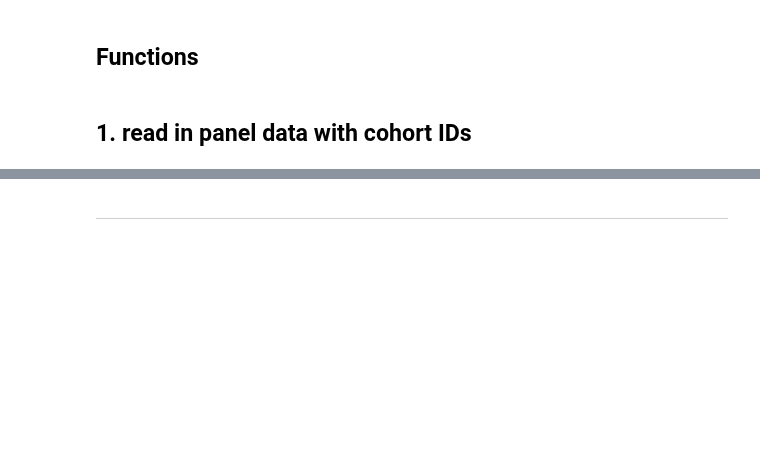
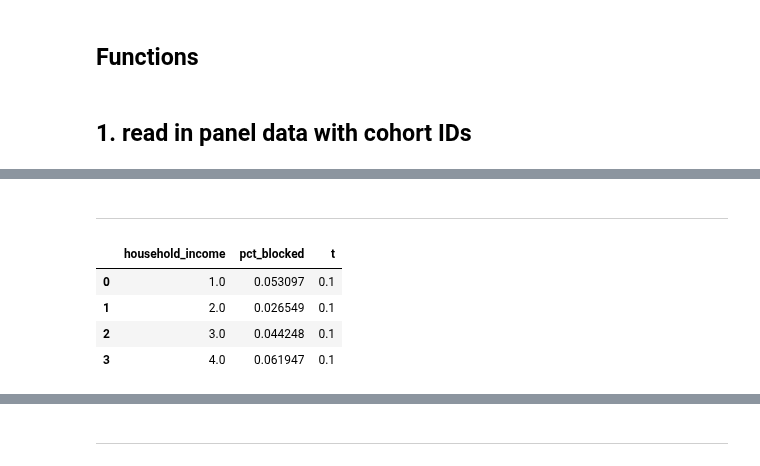
Before and after one commit to aberke/floc-analysis, a Jupyter notebook: notebooks/t-closeness.ipynb, the cells around one changed output, grey strips where cells are left out. Cells and saved outputs as stored; diff of their text form; code cells hidden in the pictures; blank space fills up the shorter version.

```diff
--- a/notebooks/t-closeness.ipynb
+++ b/notebooks/t-closeness.ipynb
@@ -248,0 +218,35 @@ df = (tt
+# %% [markdown]
+---
+# %%
+panel = np.random.choice(all_panels_df.panel_id, size=1)[0]
+panel_df = all_panels_df[all_panels_df.panel_id == panel]
+demo_col = 'household_income'
+blocked_method = 't-close'
+t = 0.1
+
+cohort_demo_portions_df = get_cohort_demo_portions_df(panel_df, demo_col)
+demo_fractions = panel_df.dropna().groupby(demo_col)['panel_id'].count() / len(panel_df.dropna())
+
+(cohort_demo_portions_df
+            # create population_portion, t, and blocked columns according to our method.
+     .pipe(calculate_blocked, t=t, method=blocked_method, demo_col=demo_col)
+     .reset_index()
+            # calculate percentage of cohorts, grouped by racial_background, that are blocked.
+     .assign(n_cohorts = lambda x: x.cohort.nunique())
+     .groupby([demo_col])
+     .apply(lambda x: sum(x.blocked) / x.n_cohorts)
+     .reset_index()
+            # becuase we use `apply` above, drop duplicates to get only demo_col, pct_blocked
+     [[demo_col, 'n_cohorts']]
+     .drop_duplicates()
+     .rename(columns={'n_cohorts': 'pct_blocked'})
+     .reset_index(drop=True)
+     .assign(t=t)
+            # then, concatenate with our all_blocked_df with a demo_col of `any`
+    )
+# %% [output]
+|  | household_income | pct_blocked | t |
+| 0 | 1.0 | 0.053097 | 0.1 |
+| 1 | 2.0 | 0.026549 | 0.1 |
+| 2 | 3.0 | 0.044248 | 0.1 |
+| 3 | 4.0 | 0.061947 | 0.1 |
```
Also changed, not shown: parts of 24 cells of this notebook.
